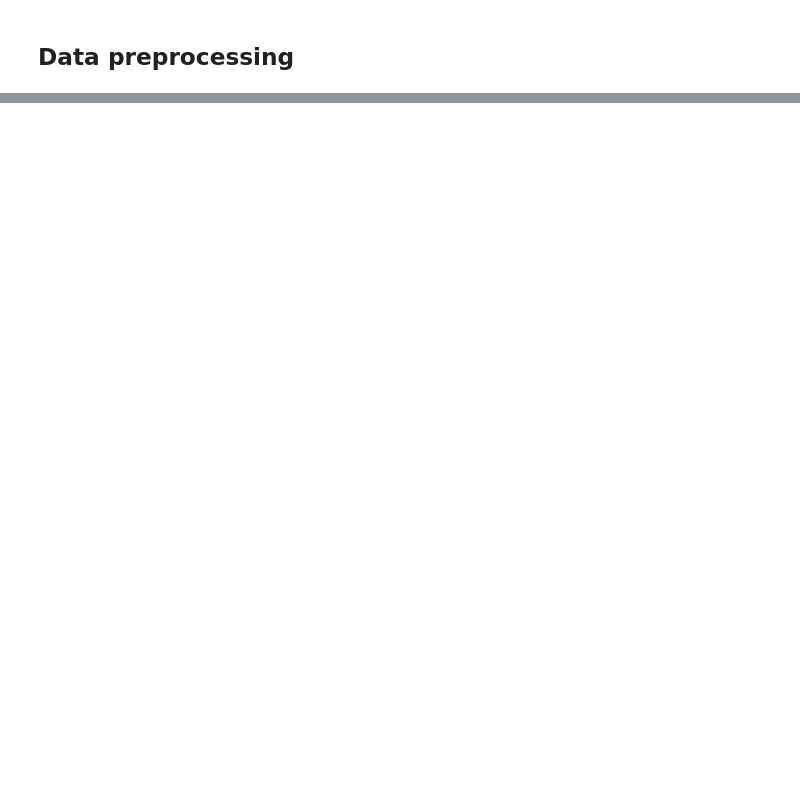
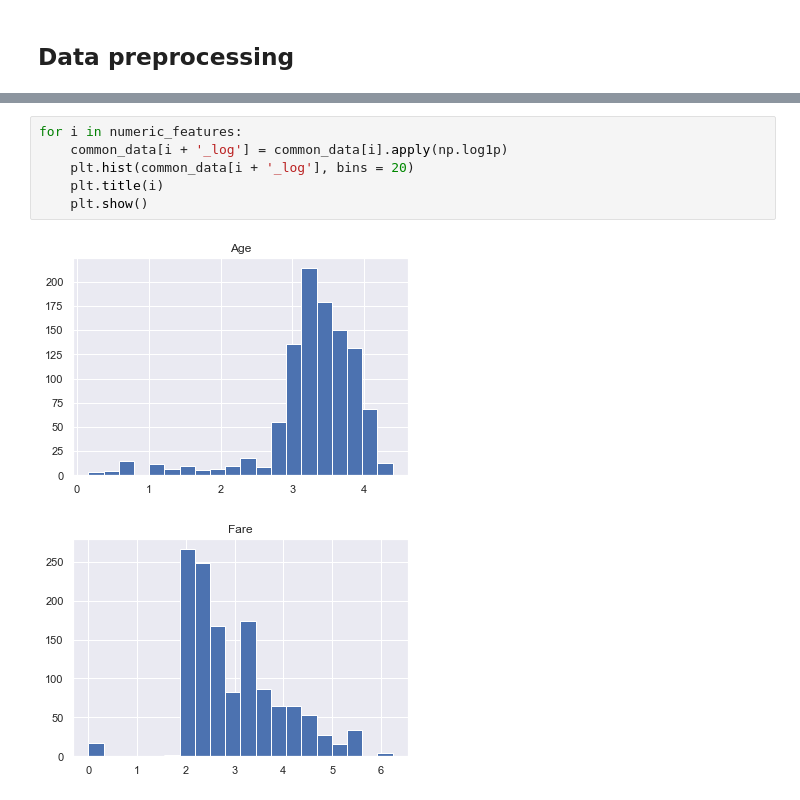
Before and after one commit to mz2300/mz_data_science, a Jupyter notebook: Titanic/Titanic.ipynb, the cells around one changed output, grey strips where cells are left out. Drawn from its saved outputs; the diff is of its cells as text; blank space fills up the shorter version.

```diff
--- a/Titanic/Titanic.ipynb
+++ b/Titanic/Titanic.ipynb
@@ -351,0 +185,9 @@ predictions = rf_cl.predict(X_test_updated)
+# %%
+for i in numeric_features:
+    common_data[i + '_log'] = common_data[i].apply(np.log1p)
+    plt.hist(common_data[i + '_log'], bins = 20)
+    plt.title(i)
+    plt.show()
+# %% [output]
+[figure, added]
+[figure, added]
```
Also changed, not shown: parts of 109 cells of this notebook, 4 other files.
